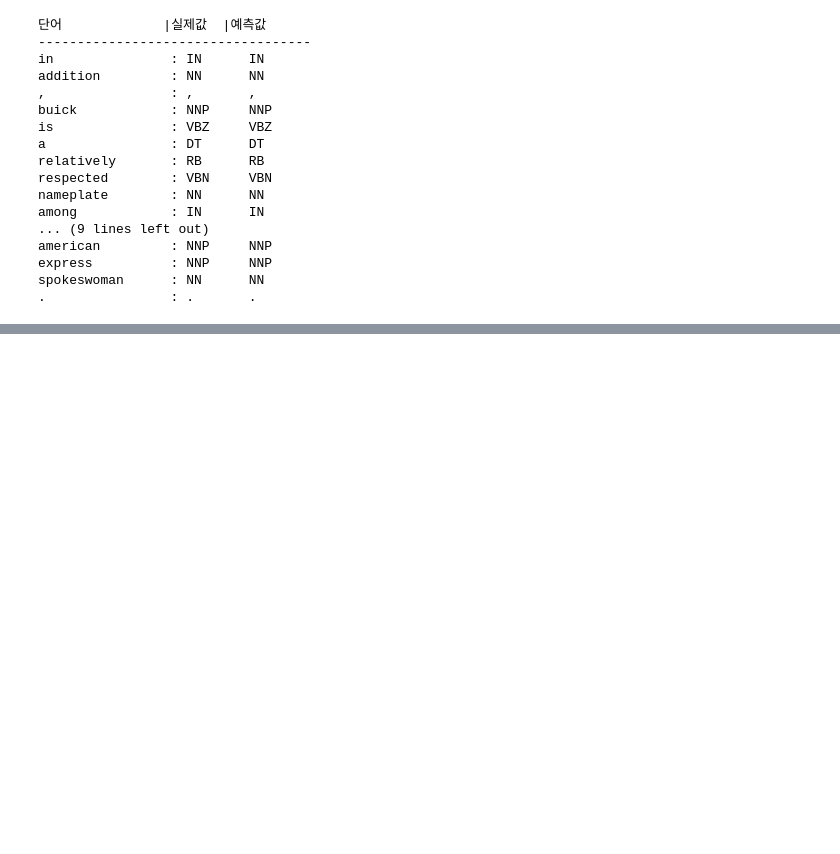
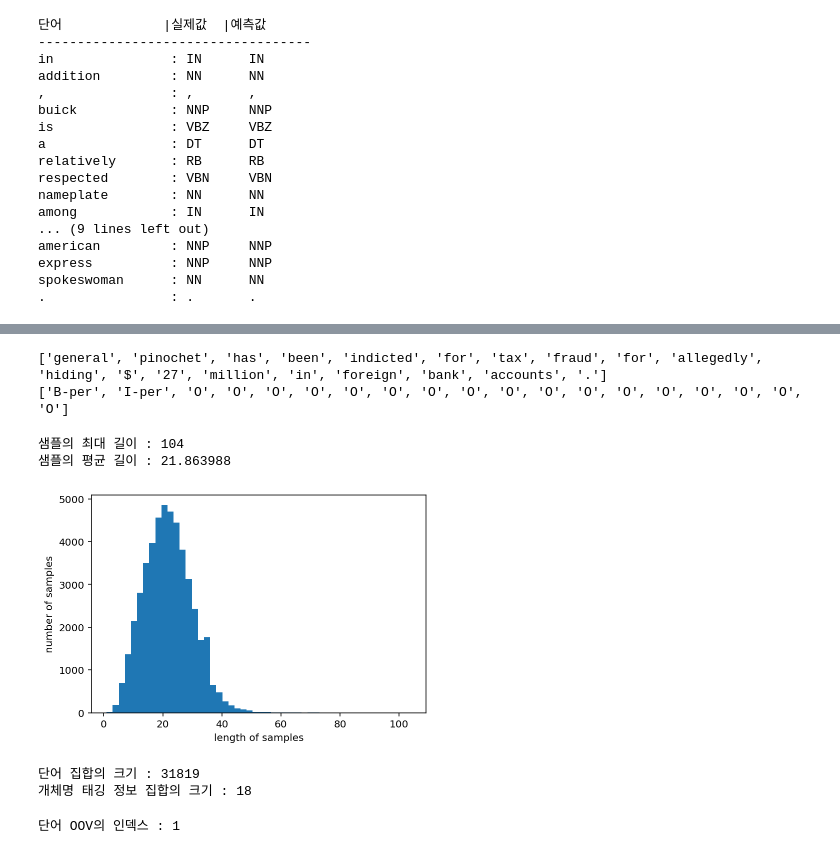
Before and after one commit to MarigoldJ/ygl2, a Jupyter notebook: class/20210624_nlp_day8.ipynb, the cells around one changed output, grey strips where cells are left out. Saved outputs shown, nothing was run; the diff lists cells and outputs as text; code cells hidden in the pictures; blank space fills up the shorter version.

```diff
--- a/class/20210624_nlp_day8.ipynb
+++ b/class/20210624_nlp_day8.ipynb
@@ -715,0 +1049,3 @@ spokeswoman      : NN      NN
+# %%
+# null 제거
+data = data.fillna(method='ffill')
@@ -715,0 +1065,4 @@ spokeswoman      : NN      NN
+# %%
+#소문자화
+data['Word'] = data['Word'].str.lower()
+print('Word 열의 중복을 제거한 값의 갯수 :{}'.format(data.Word.nunique()))
@@ -715,0 +1080,5 @@ spokeswoman      : NN      NN
+# %%
+# 쌍으로 묶는 작업
+func = lambda temp: [(w, t) for w,t in zip(temp['Word'].values.tolist(), temp['Tag'].values.tolist())]
+tagged_sentences= [t for t in data.groupby("Sentence #").apply(func)]
+print("전체 샘플 갯수: {}".format(len(tagged_sentences)))
@@ -715,0 +1107,23 @@ spokeswoman      : NN      NN
+# %%
+sentences, ner_tags = [], []
+for tagged_sentence in tagged_sentences:
+    sentence, tag_info = zip(*tagged_sentence)
+    sentences.append(list(sentence))
+    ner_tags.append(list(tag_info))
+# %%
+print(sentences[90])
+print(ner_tags[90])
+# %% [output]
+['general', 'pinochet', 'has', 'been', 'indicted', 'for', 'tax', 'fraud', 'for', 'allegedly', 'hiding', '$', '27', 'million', 'in', 'foreign', 'bank', 'accounts', '.']
+['B-per', 'I-per', 'O', 'O', 'O', 'O', 'O', 'O', 'O', 'O', 'O', 'O', 'O', 'O', 'O', 'O', 'O', 'O', 'O']
+# %%
+print('샘플의 최대 길이 : %d' % max(len(l) for l in sentences))
+print('샘플의 평균 길이 : %f' % (sum(map(len,sentences))/len(sentences)))
+plt.hist([len(s) for s in sentences], bins= 50)
+plt.xlabel('length of samples')
+plt.ylabel('number of samples')
+plt.show()
+# %% [output]
+샘플의 최대 길이 : 104
+샘플의 평균 길이 : 21.863988
+[figure, added]
@@ -715,0 +1136,12 @@ spokeswoman      : NN      NN
+# %%
+vocab_size = len(src_tokenizer.word_index) + 1
+tag_size = len(tar_tokenizer.word_index) + 1
+print('단어 집합의 크기 : {}'.format(vocab_size))
+print('개체명 태깅 정보 집합의 크기 : {}'.format(tag_size))
+# %% [output]
+단어 집합의 크기 : 31819
+개체명 태깅 정보 집합의 크기 : 18
+# %%
+print('단어 OOV의 인덱스 : {}'.format(src_tokenizer.word_index['OOV']))
+# %% [output]
+단어 OOV의 인덱스 : 1
```
Also changed, not shown: parts of 50 cells of this notebook.
